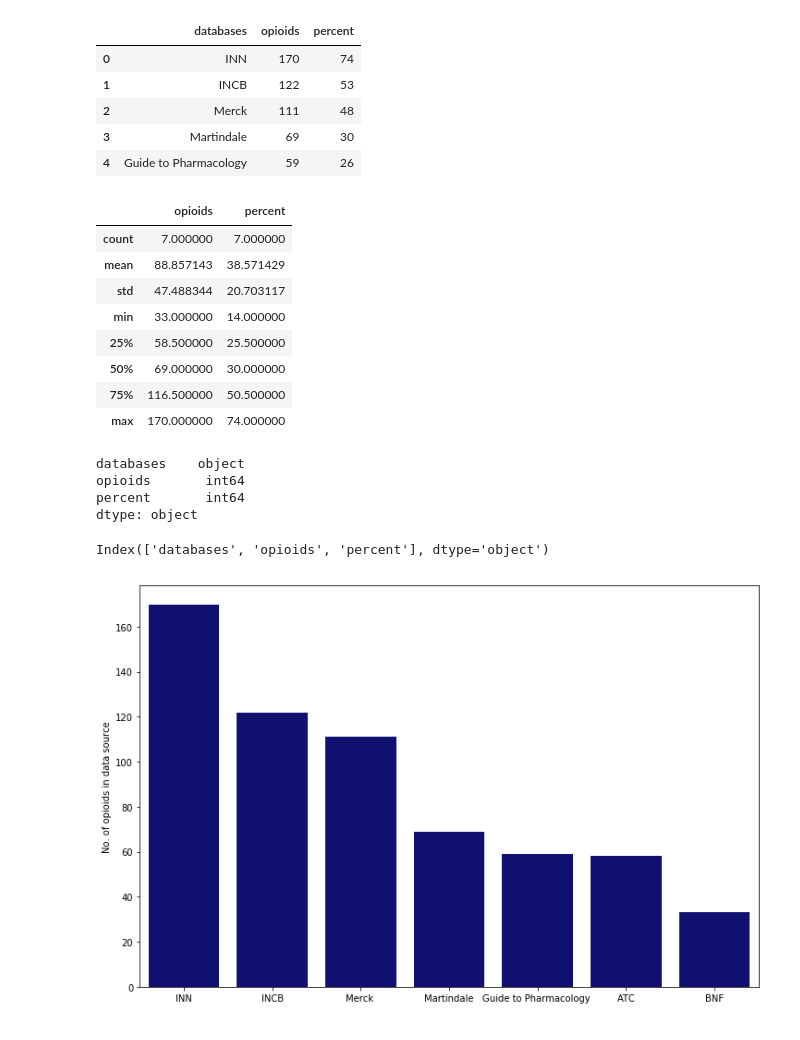
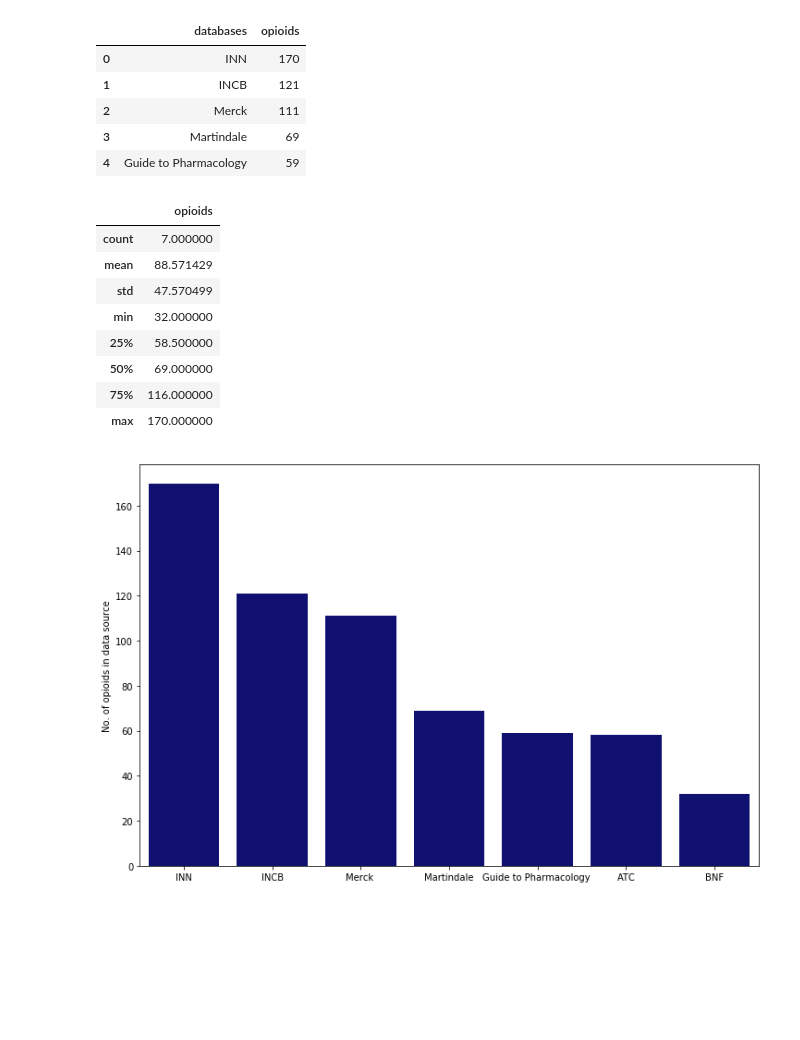
Before and after one commit to georgiarichards/CatalogueofOpioids, a Jupyter notebook: OxCatOps.ipynb, the cells around one changed output. Drawn from its saved outputs; the diff is of its cells as text; code cells hidden in the pictures; blank space fills up the shorter version.

```diff
--- a/OxCatOps.ipynb
+++ b/OxCatOps.ipynb
@@ -27,35 +103,24 @@ df1.head()
 # %%
-# import data
-df2 = pd.read_csv("chp5.csv",thousands=',')
+# importing new dataframe for figure of seven data sources
+df2 = pd.read_csv("oxcat_databases.csv",thousands=',')
 df2.head()
 # %% [output]
-|  | databases | opioids | percent |
-| 0 | INN | 170 | 74 |
-| 1 | INCB | 122 | 53 |
-| 2 | Merck | 111 | 48 |
-| 3 | Martindale | 69 | 30 |
-| 4 | Guide to Pharmacology | 59 | 26 |
+|  | databases | opioids |
+| 0 | INN | 170 |
+| 1 | INCB | 121 |
+| 2 | Merck | 111 |
+| 3 | Martindale | 69 |
+| 4 | Guide to Pharmacology | 59 |
 # %%
 df2.describe()
 # %% [output]
-|  | opioids | percent |
-| count | 7.000000 | 7.000000 |
-| mean | 88.857143 | 38.571429 |
-| std | 47.488344 | 20.703117 |
-| min | 33.000000 | 14.000000 |
-| 25% | 58.500000 | 25.500000 |
-| 50% | 69.000000 | 30.000000 |
-| 75% | 116.500000 | 50.500000 |
-| max | 170.000000 | 74.000000 |
+|  | opioids |
+| count | 7.000000 |
+| mean | 88.571429 |
+| std | 47.570499 |
+| min | 32.000000 |
+| 25% | 58.500000 |
+| 50% | 69.000000 |
+| 75% | 116.000000 |
+| max | 170.000000 |
-# %%
-df2.dtypes
-# %% [output]
-databases    object
-opioids       int64
-percent       int64
-dtype: object
-# %%
-df2.columns
-# %% [output]
-Index(['databases', 'opioids', 'percent'], dtype='object')
 # %%
```
Also changed, not shown: parts of 46 cells of this notebook, 10 other files.
